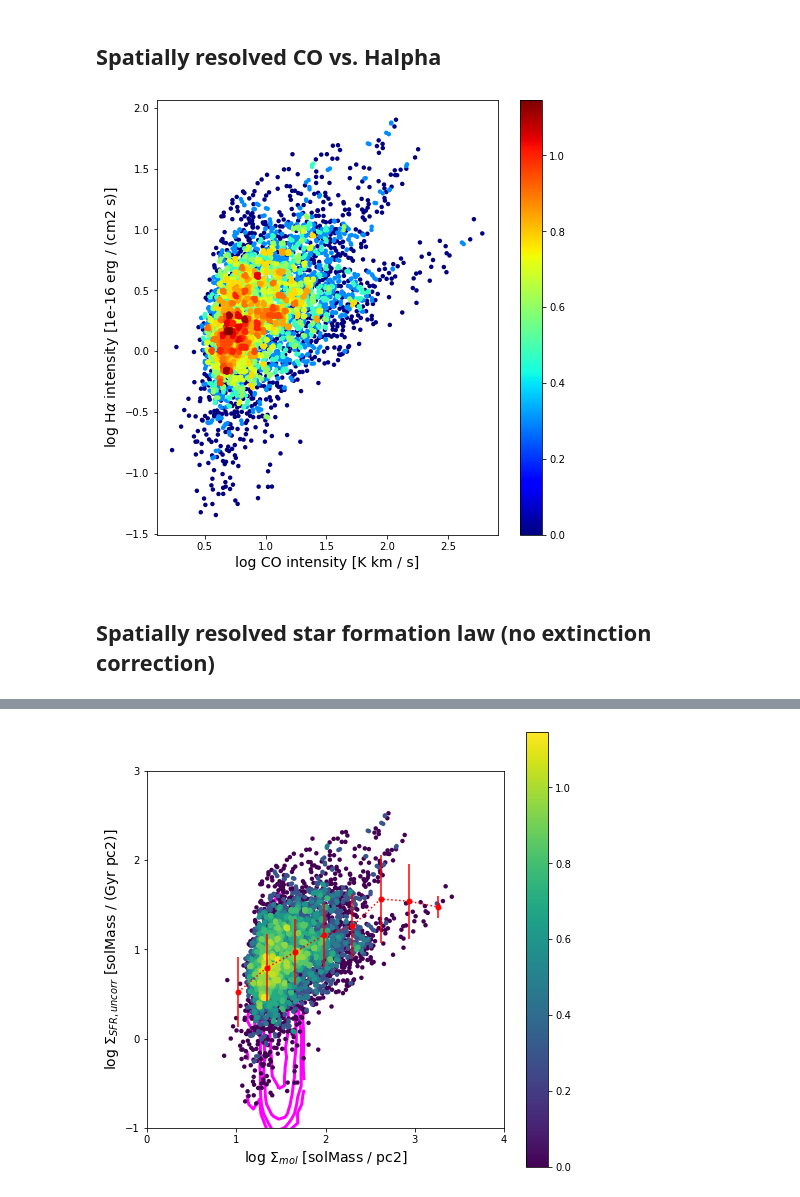
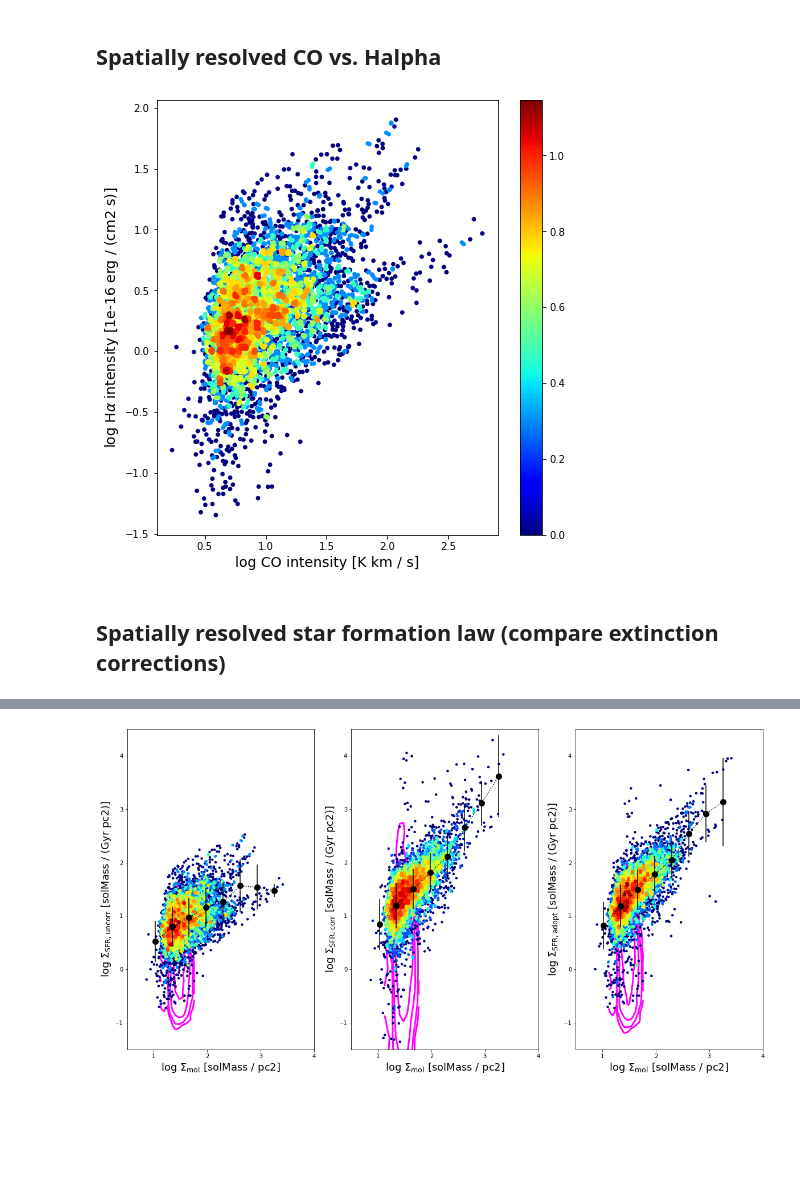
Before and after one commit to tonywong94/edge_pydb, a Jupyter notebook: demo_notebk/SFLaw-edge.ipynb, the cells around one changed output, grey strips where cells are left out. Saved outputs shown, nothing was run; the diff lists cells and outputs as text; code cells hidden in the pictures; blank space fills up the shorter version.

```diff
--- a/demo_notebk/SFLaw-edge.ipynb
+++ b/demo_notebk/SFLaw-edge.ipynb
@@ -14,8 +15,8 @@ plt.rcParams["scatter.edgecolors"] = 'none'
 # %%
 # limit the columns we read to avoid information overload
 sspcols = ['Name','ix','iy','mass_ssp_sm','sigstar_sm']
-fluxcols = ['Name','ix','iy','flux_Halpha_sm','flux_Hbeta_sm','e_flux_Halpha_sm',
-            'e_flux_Hbeta_sm','flux_sigsfr0_sm','flux_sigsfr_sm','EW_Halpha_sm']
+fluxcols = ['Name','ix','iy','flux_Halpha_sm','flux_Hbeta_sm','e_flux_Halpha_sm','e_flux_Hbeta_sm',
+            'flux_sigsfr0_sm','flux_sigsfr_corr_sm','flux_sigsfr_adopt_sm','EW_Halpha_sm']
 comomcols = ['Name','ix','iy','mom0_12','emom0_12','sigmol']
 
 # Note that NGC 5784 is missing stellar mass
@@ -67,10 +68,12 @@ sfe_det['Name'] = fluxtab['Name'][det]
 sfe_det['ICO'] = fluxtab['mom0_12'][det]
 sfe_det['IHA'] = fluxtab['flux_Halpha_sm'][det]
 sfe_det['sigmol'] = fluxtab['sigmol'][det]
-sfe_det['sigsfr'] = fluxtab['flux_sigsfr_sm'][det]
+sfe_det['sigsfr'] = fluxtab['flux_sigsfr_adopt_sm'][det]
+sfe_det['sigsfr_cor'] = fluxtab['flux_sigsfr_corr_sm'][det]
 sfe_det['sigsfr0'] = fluxtab['flux_sigsfr0_sm'][det]
 sfe_det['sigstar'] = fluxtab['sigstar_sm'][det]
 sfe_det['stmass'] = fluxtab['caMass'][det]
+sfe_det['haew'] = abs(fluxtab['EW_Halpha_sm'][det])
 sfe_det['t_dep'] = Column(sfe_det['sigmol'].quantity/sfe_det['sigsfr'].quantity)
 sfe_det['sigssfr'] = Column(sfe_det['sigsfr'].quantity/sfe_det['sigstar'].quantity)
 sfe_det
@@ -99,10 +102,12 @@ Table length=5335
 sfe_ndet = Table()
 sfe_ndet['Name'] = fluxtab['Name'][ndet]
 sfe_ndet['sigmol'] = msd_co(3*fluxtab['emom0max_12'][ndet])
-sfe_ndet['sigsfr'] = fluxtab['flux_sigsfr_sm'][ndet]
+sfe_ndet['sigsfr'] = fluxtab['flux_sigsfr_adopt_sm'][ndet]
+sfe_ndet['sigsfr_cor'] = fluxtab['flux_sigsfr_corr_sm'][ndet]
 sfe_ndet['sigsfr0'] = fluxtab['flux_sigsfr0_sm'][ndet]
 sfe_ndet['sigstar'] = fluxtab['sigstar_sm'][ndet]
 sfe_ndet['stmass'] = fluxtab['caMass'][ndet]
+sfe_ndet['haew'] = abs(fluxtab['EW_Halpha_sm'][ndet])
 sfe_ndet['t_dep'] = Column(sfe_ndet['sigmol'].quantity/sfe_ndet['sigsfr'].quantity)
 sfe_ndet['sigssfr'] = Column(sfe_ndet['sigsfr'].quantity/sfe_ndet['sigstar'].quantity)
 sfe_ndet
@@ -139,40 +144,42 @@ plt.xlabel('log CO intensity ['+str(sfe_det['ICO'].unit)+']',fontsize=14)
 plt.ylabel(r'log H$\alpha$ intensity ['+str(sfe_det['IHA'].unit)+']',fontsize=14)
 cb = plt.colorbar(sc)
 # %% [output]
-[figure, old version]
+[figure, new version]
 # %% [markdown]
-## Spatially resolved star formation law (no extinction correction)
+## Spatially resolved star formation law (compare extinction corrections)
 # %%
-# Select data to plot (must be loggable)
-valid = (sfe_det['sigmol'] > 0) & (sfe_det['sigsfr0'] > 0)
-print('==CO Detections==')
-print('Number of valid, invalid values:',len(np.nonzero(valid)[0]),len(np.nonzero(~valid)[0]))
-valid_ndet = (sfe_ndet['sigmol'] > 0) & (sfe_ndet['sigsfr0'] > 0)
-print('==Non-detections==')
-print('Number of valid, invalid values:',len(np.nonzero(valid_ndet)[0]),len(np.nonzero(~valid_ndet)[0]))
+fig, axarr = plt.subplots(1, 3, figsize=(20,12))
+ylbl = ['uncorr', 'corr', 'adopt']
 
-# Get the plotting arrays
-x_det, y_det, z_det, *hist = xy2hist(sfe_det['sigmol'][valid],
-                                     sfe_det['sigsfr0'][valid], log=True)
-x_ndet, y_ndet, z_ndet, *hist2 = xy2hist(sfe_ndet['sigmol'][valid_ndet],
-                                         sfe_ndet['sigsfr0'][valid_ndet], log=True, bins=[10,30])
+for i, sfrcol in enumerate(['sigsfr0','sigsfr_cor','sigsfr']):
+    # Select data to plot (must be loggable)
+    valid = (sfe_det['sigmol'] > 0) & (sfe_det[sfrcol] > 0)
+    print('==CO Detections==')
+    print('Number of valid, invalid values:',len(np.nonzero(valid)[0]),len(np.nonzero(~valid)[0]))
+    valid_ndet = (sfe_ndet['sigmol'] > 0) & (sfe_ndet[sfrcol] > 0)
+    print('==Non-detections==')
+    print('Number of valid, invalid values:',len(np.nonzero(valid_ndet)[0]),len(np.nonzero(~valid_ndet)[0]))
 
-# Make the scatter plot (physical values)
-fig, ax = plt.subplots(figsize=(8,8))
-sc = ax.scatter(x_det, y_det, c=z_det, s=20, cmap='viridis')
-x_bin, y_bin, y_err = xy2binned(sfe_det['sigmol'][valid], sfe_det['sigsfr0'][valid], bins=8)
-ax.errorbar(x_bin, y_bin, yerr=y_err, color='r', marker='o', ms=5, ls=':', label='all')
-ax.contour(hist2[0].transpose(),[10,30,100,300],
-           extent=[hist2[1].min(),hist2[1].max(),
-                   hist2[2].min(),hist2[2].max()],
-           colors='magenta',linewidths=3,zorder=-1)
-plt.xlabel(r'log $\Sigma_{mol}$ ['+str(sfe_det['sigmol'].unit)+']',fontsize=14)
-plt.ylabel(r'log $\Sigma_{SFR,uncorr}$ ['+str(sfe_det['sigsfr'].unit)+']',fontsize=14)
-ax.set_aspect('equal')
-ax.set_xlim(0,4)
-ax.set_ylim(-1,3)
-ax.xaxis.set_major_locator(MultipleLocator(1))
-ax.yaxis.set_major_locator(MultipleLocator(1))
-cb = plt.colorbar(sc)
+    # Get the plotting arrays
+    x_det, y_det, z_det, *hist = xy2hist(sfe_det['sigmol'][valid],
+                                         sfe_det[sfrcol][valid], log=True)
+    x_ndet, y_ndet, z_ndet, *hist2 = xy2hist(sfe_ndet['sigmol'][valid_ndet],
+                                             sfe_ndet[sfrcol][valid_ndet], log=True, bins=[10,30])
+
+    # Make the scatter plot (physical values)
+    sc = axarr[i].scatter(x_det, y_det, c=z_det, s=20, cmap='jet')
+    x_bin, y_bin, y_err = xy2binned(sfe_det['sigmol'][valid], sfe_det[sfrcol][valid], bins=8)
+    axarr[i].errorbar(x_bin, y_bin, yerr=y_err, color='k', marker='o', ms=10, ls=':', label='all')
+    axarr[i].contour(hist2[0].transpose(),[10,30,100,300],
+               extent=[hist2[1].min(),hist2[1].max(),
+                       hist2[2].min(),hist2[2].max()],
+               colors='magenta',linewidths=3,zorder=-1)
+    axarr[i].set_xlabel(r'log $\Sigma_{\rm mol}$ ['+str(sfe_det['sigmol'].unit)+']',fontsize=18)
+    axarr[i].set_ylabel(r'log $\Sigma_{\rm SFR,'+ylbl[i]+'}$ ['+str(sfe_det[sfrcol].unit)+']',fontsize=18)
+    axarr[i].set_aspect('equal')
+    axarr[i].set_xlim(0.5,4)
+    axarr[i].set_ylim(-1.5,4.5)
+    axarr[i].xaxis.set_major_locator(MultipleLocator(1))
+    axarr[i].yaxis.set_major_locator(MultipleLocator(1))
 # %% [output]
 ==CO Detections==
@@ -182 +197 @@ Number of valid, invalid values: 25256 0
-[figure, old version]
+[figure, new version]
```
Also changed, not shown: parts of 19 cells of this notebook.
